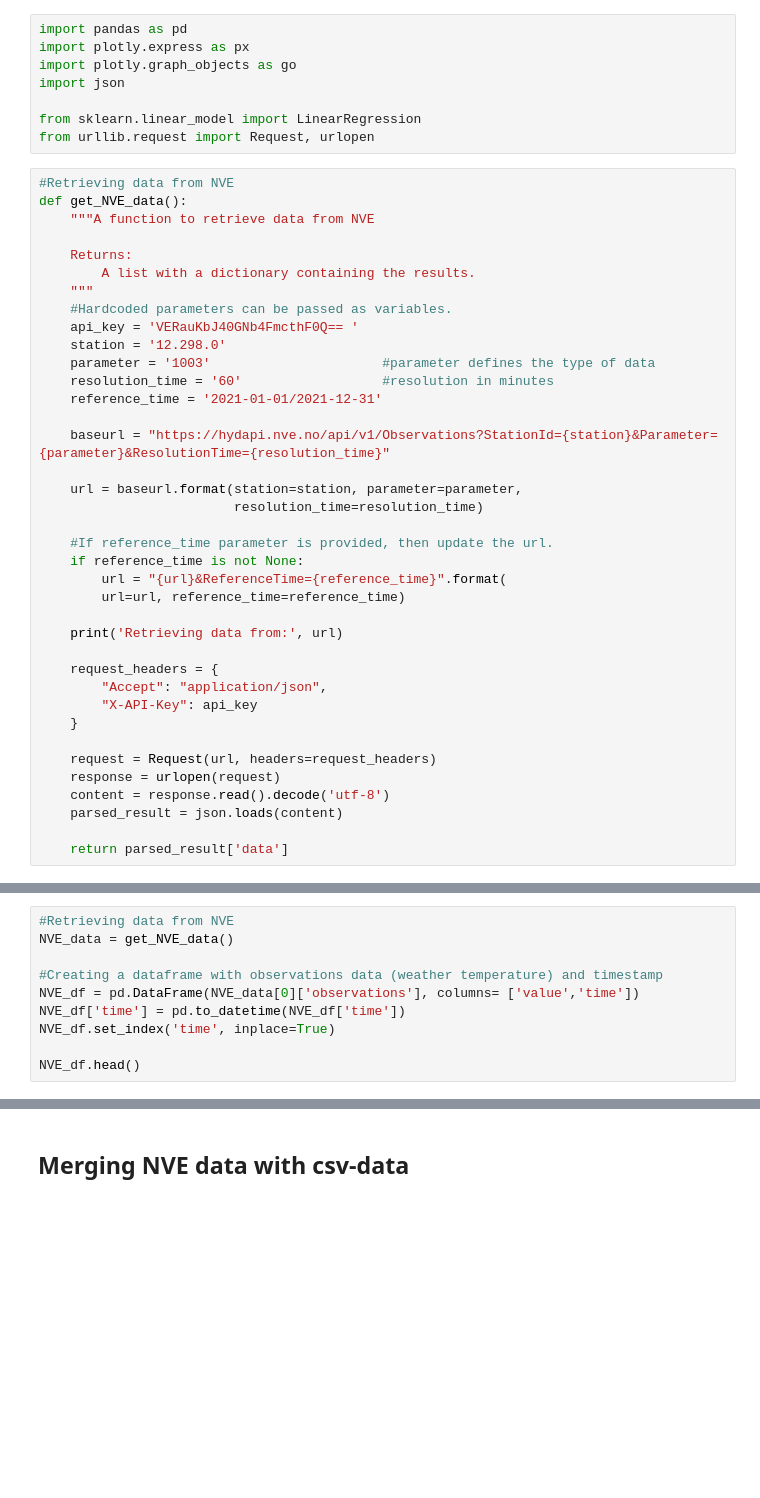
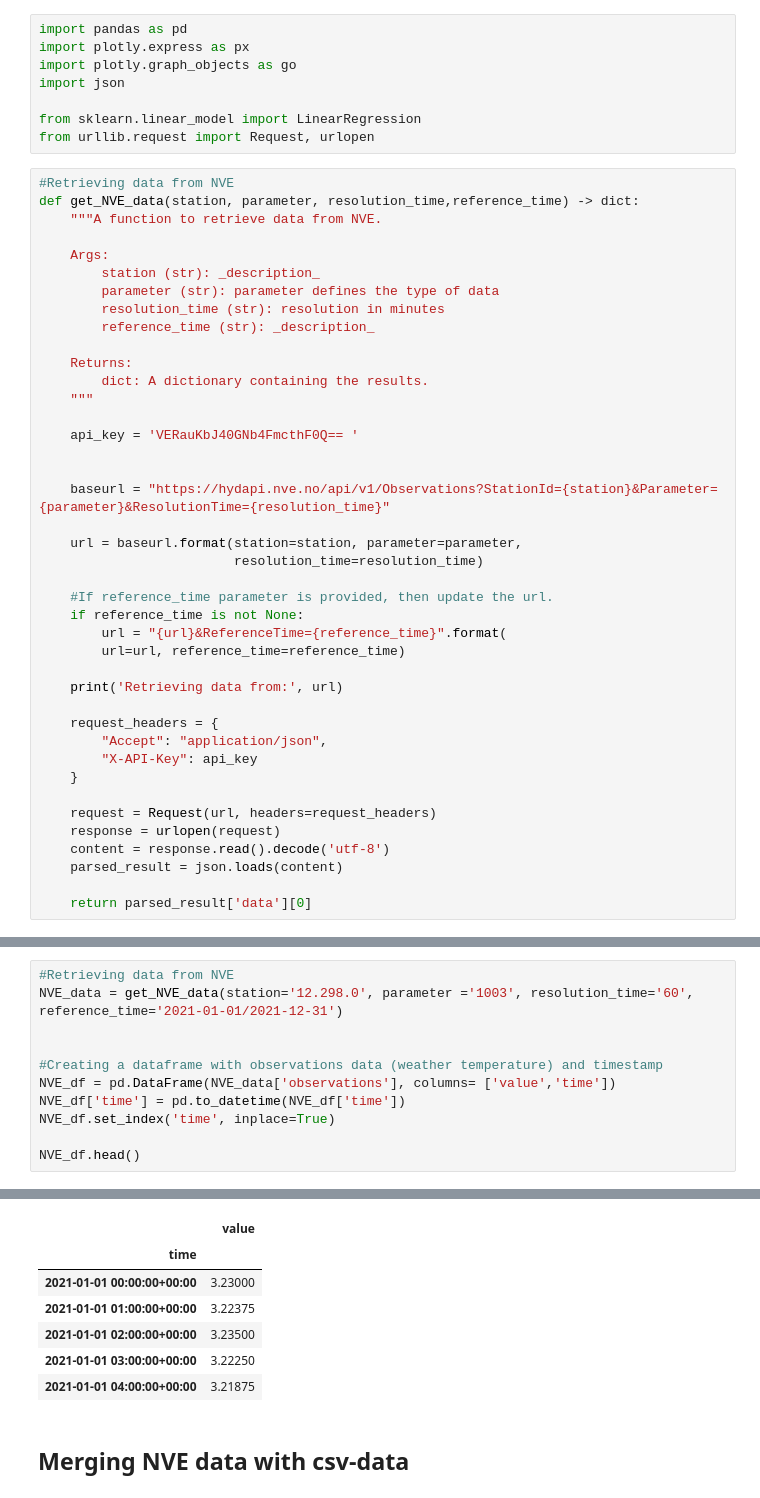
Before and after one commit to evenveh/Intervjuoppgaver, a Jupyter notebook: 2programmeringsoppgave.ipynb, the cells around one changed output, grey strips where cells are left out. Drawn from its saved outputs; the diff is of its cells as text; blank space fills up the shorter version.

```diff
--- a/2programmeringsoppgave.ipynb
+++ b/2programmeringsoppgave.ipynb
@@ -8,18 +8,21 @@ from sklearn.linear_model import LinearRegression
 from urllib.request import Request, urlopen
 # %%
 #Retrieving data from NVE
-def get_NVE_data():
-    """A function to retrieve data from NVE
+def get_NVE_data(station, parameter, resolution_time,reference_time) -> dict:
+    """A function to retrieve data from NVE.
+
+    Args:
+        station (str): _description_
+        parameter (str): parameter defines the type of data
+        resolution_time (str): resolution in minutes
+        reference_time (str): _description_
 
     Returns:
-        A list with a dictionary containing the results.
+        dict: A dictionary containing the results.
     """
-    #Hardcoded parameters can be passed as variables.
+
     api_key = 'VERauKbJ40GNb4FmcthF0Q== '
-    station = '12.298.0'
-    parameter = '1003'                      #parameter defines the type of data
-    resolution_time = '60'                  #resolution in minutes
-    reference_time = '2021-01-01/2021-12-31'
+
 
     baseurl = "https://hydapi.nve.no/api/v1/Observations?StationId={station}&Parameter={parameter}&ResolutionTime={resolution_time}"
 
@@ -43,7 +46,7 @@ def get_NVE_data():
     content = response.read().decode('utf-8')
     parsed_result = json.loads(content)
 
-    return parsed_result['data']
+    return parsed_result['data'][0]
 # %%
 #Retrievining the data from the local csv-file containing stator temperatures and effects.
 
@@ -60,10 +86,12 @@ data.head()
 # %%
 #Retrieving data from NVE
-NVE_data = get_NVE_data()
+NVE_data = get_NVE_data(station='12.298.0', parameter ='1003', resolution_time='60', reference_time='2021-01-01/2021-12-31')
+
 
 #Creating a dataframe with observations data (weather temperature) and timestamp
-NVE_df = pd.DataFrame(NVE_data[0]['observations'], columns= ['value','time'])
+NVE_df = pd.DataFrame(NVE_data['observations'], columns= ['value','time'])
 NVE_df['time'] = pd.to_datetime(NVE_df['time'])
 NVE_df.set_index('time', inplace=True)
 
 NVE_df.head()
+# %% [output]
@@ -70,3 +99,10 @@ NVE_df.head()
+|  | value |
+| time |  |
+| 2021-01-01 00:00:00+00:00 | 3.23000 |
+| 2021-01-01 01:00:00+00:00 | 3.22375 |
+| 2021-01-01 02:00:00+00:00 | 3.23500 |
+| 2021-01-01 03:00:00+00:00 | 3.22250 |
+| 2021-01-01 04:00:00+00:00 | 3.21875 |
 # %% [markdown]
 ## Merging NVE data with csv-data
 # %%
```
Also changed, not shown: parts of 6 cells of this notebook.
